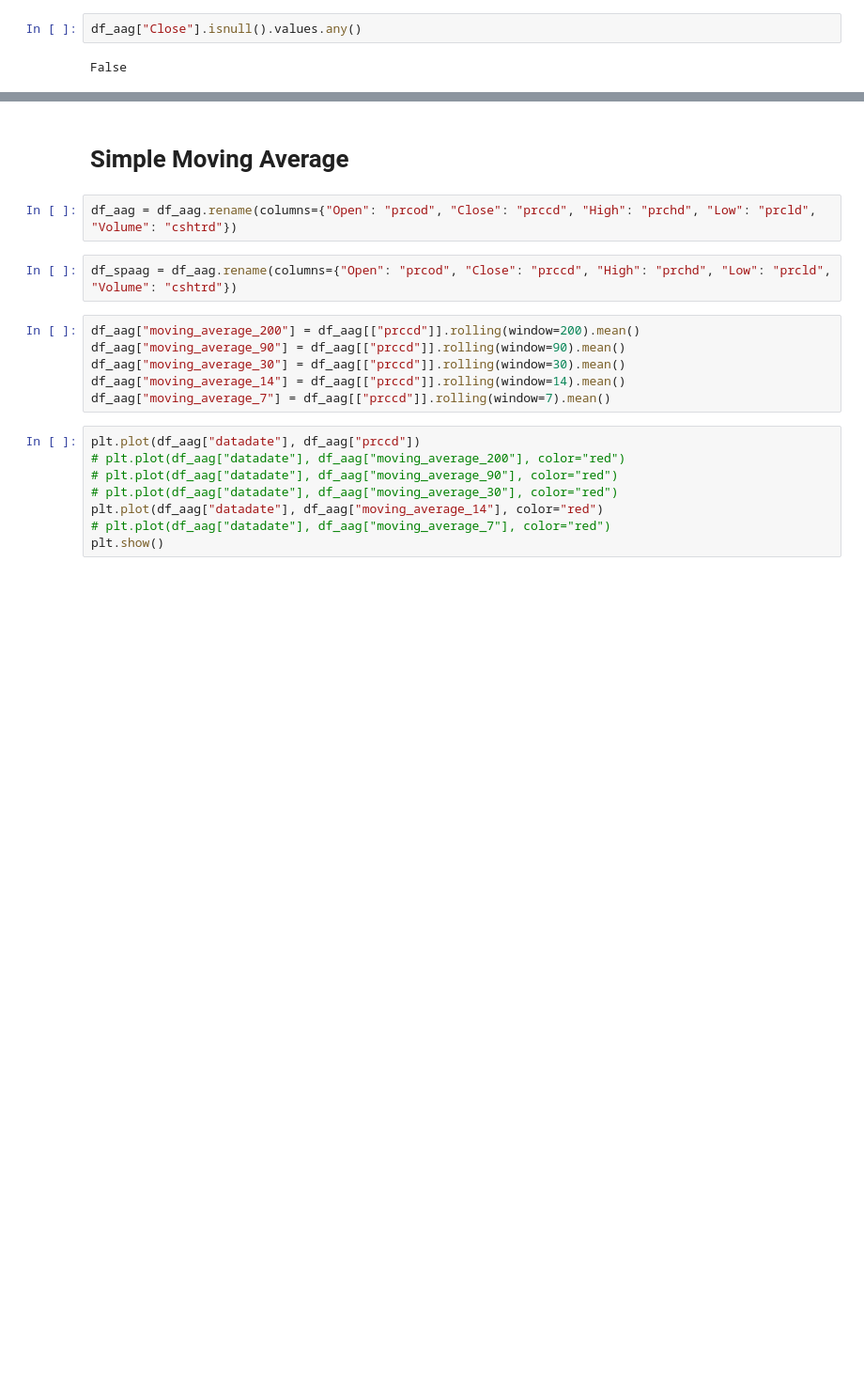
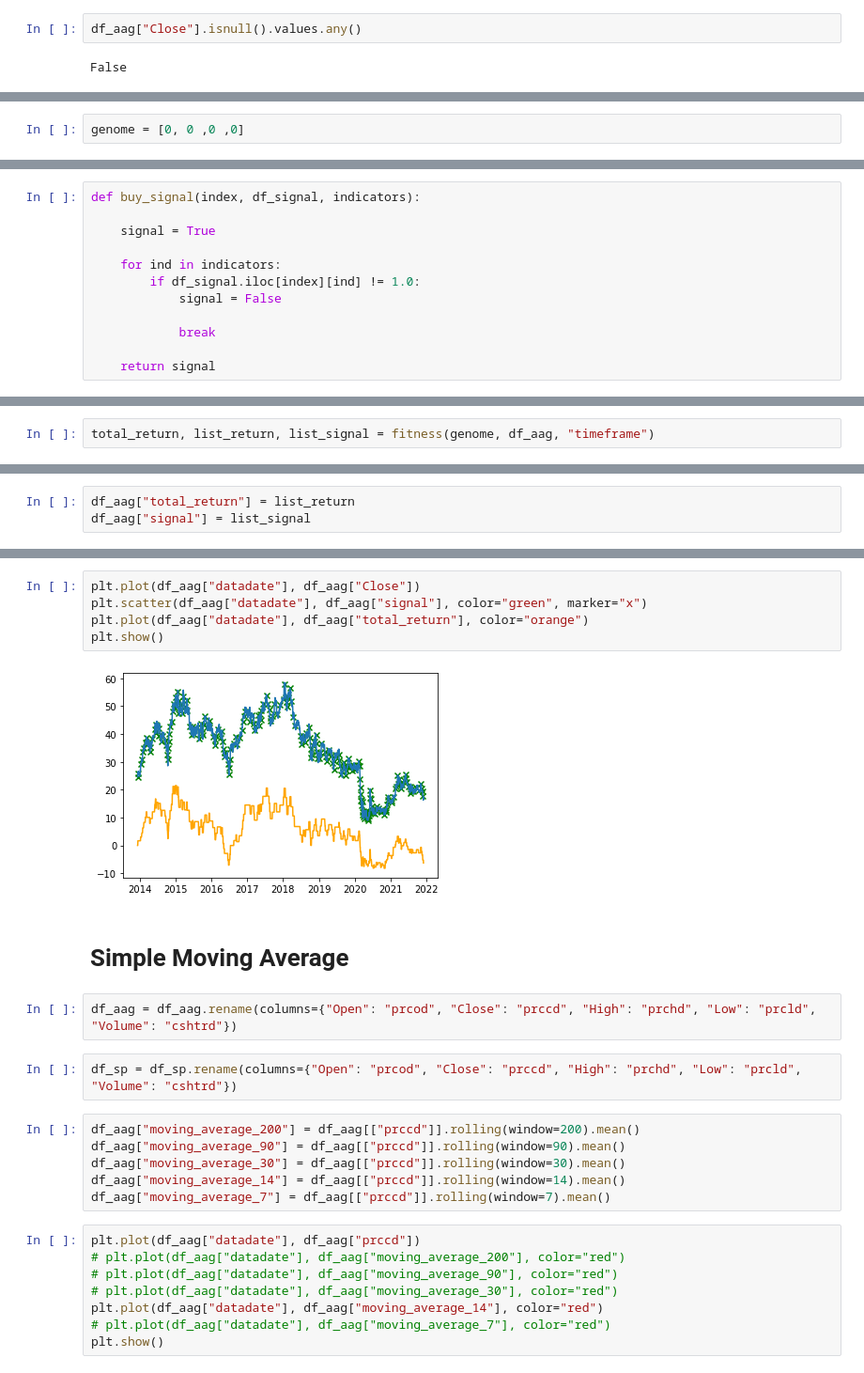
Before and after one commit to SWeisshaar/asim, a Jupyter notebook: notebooks/Net_Return.ipynb, the cells around one changed output, grey strips where cells are left out. Shown at 94% size. Saved outputs shown, nothing was run; the diff lists cells and outputs as text; blank space fills up the shorter version.

```diff
--- a/notebooks/Net_Return.ipynb
+++ b/notebooks/Net_Return.ipynb
@@ -247,0 +261,2 @@ def fitness(genome, stock, timeframe):
+# %%
+genome = [0, 0 ,0 ,0]
@@ -247,0 +271,12 @@ def fitness(genome, stock, timeframe):
+# %%
+def buy_signal(index, df_signal, indicators):
+
+    signal = True
+
+    for ind in indicators:
+        if df_signal.iloc[index][ind] != 1.0:
+            signal = False
+
+            break
+
+    return signal
@@ -247,0 +354,2 @@ def fitness(genome, stock, timeframe):
+# %%
+total_return, list_return, list_signal = fitness(genome, df_aag, "timeframe")
@@ -247,0 +376,3 @@ def fitness(genome, stock, timeframe):
+# %%
+df_aag["total_return"] = list_return
+df_aag["signal"] = list_signal
@@ -248,9 +394,16 @@ def fitness(genome, stock, timeframe):
+# %%
+plt.plot(df_aag["datadate"], df_aag["Close"])
+plt.scatter(df_aag["datadate"], df_aag["signal"], color="green", marker="x")
+plt.plot(df_aag["datadate"], df_aag["total_return"], color="orange")
+plt.show()
+# %% [output]
+[figure, added]
 # %% [markdown]
 # Simple Moving Average
-# %%
-df_aag = df_aag.rename(columns={"Open": "prcod", "Close": "prccd", "High": "prchd", "Low": "prcld", "Volume": "cshtrd"})
-# %%
-df_spaag = df_aag.rename(columns={"Open": "prcod", "Close": "prccd", "High": "prchd", "Low": "prcld", "Volume": "cshtrd"})
+# %%
+df_aag = df_aag.rename(columns={"Open": "prcod", "Close": "prccd", "High": "prchd", "Low": "prcld", "Volume": "cshtrd"})
+# %%
+df_sp = df_sp.rename(columns={"Open": "prcod", "Close": "prccd", "High": "prchd", "Low": "prcld", "Volume": "cshtrd"})
 # %%
 df_aag["moving_average_200"] = df_aag[["prccd"]].rolling(window=200).mean()
 df_aag["moving_average_90"] = df_aag[["prccd"]].rolling(window=90).mean()
```
Also changed, not shown: parts of 64 cells of this notebook, 1 other file.
